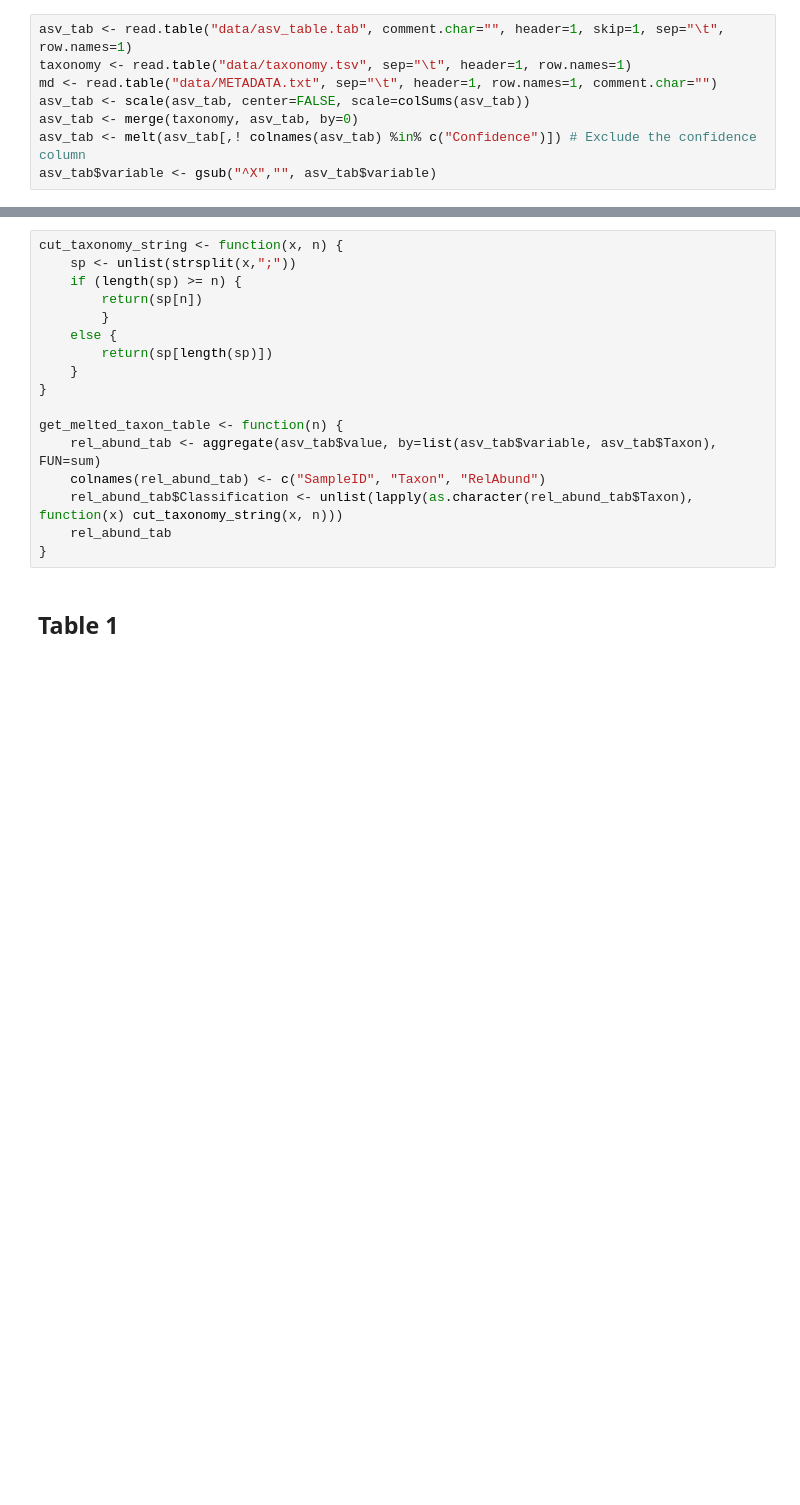
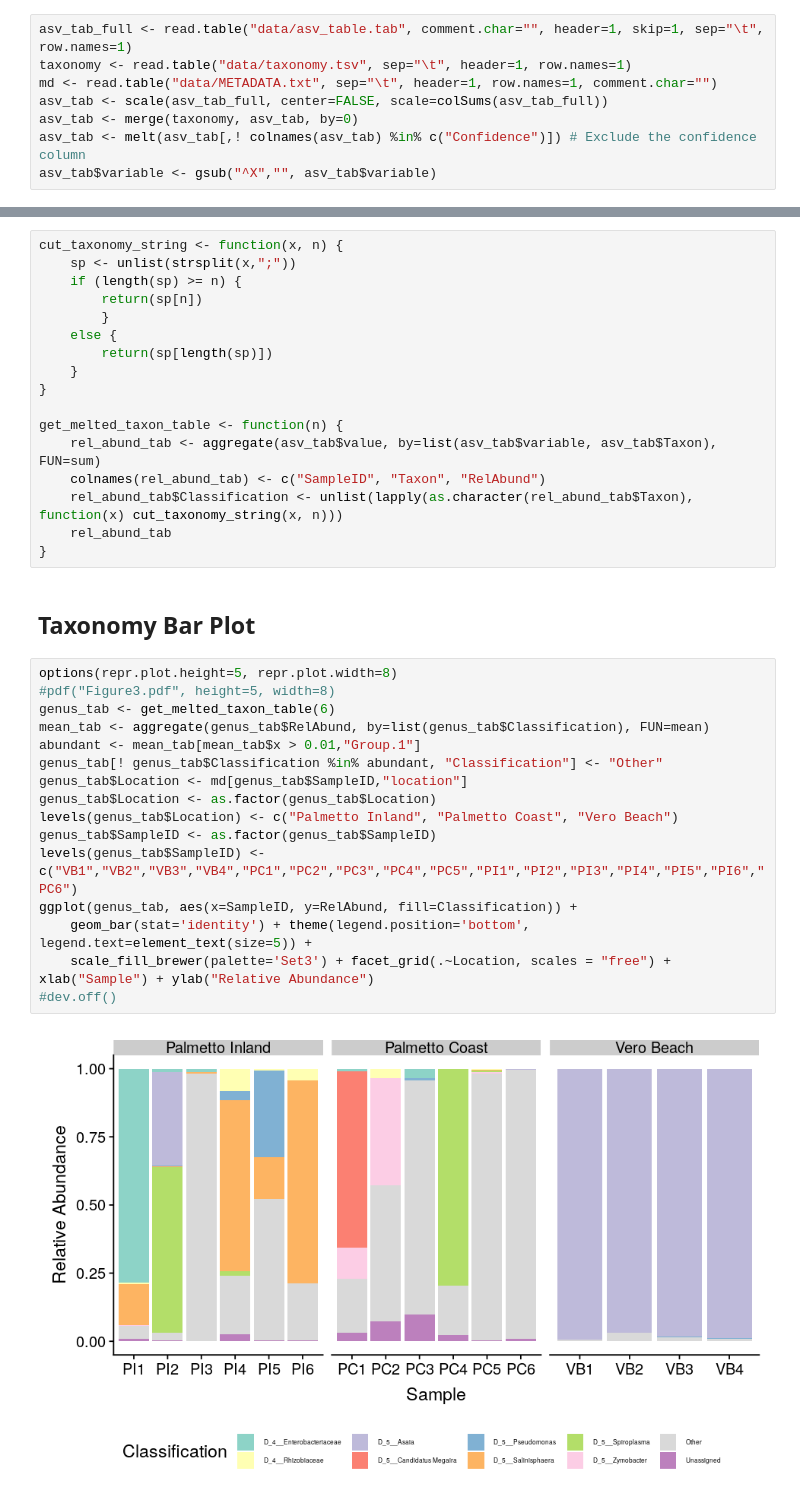
Before and after one commit to diegoibt/PeerJ_Culex_nigripalpus, a Jupyter notebook: TaxonomyPlots.ipynb, the cells around one changed output, grey strips where cells are left out. Drawn from its saved outputs; the diff is of its cells as text; blank space fills up the shorter version.

```diff
--- a/TaxonomyPlots.ipynb
+++ b/TaxonomyPlots.ipynb
@@ -9,10 +9,10 @@ The following object is masked from ‘package:ggplot2’:
 
     ggsave
 # %%
-asv_tab <- read.table("data/asv_table.tab", comment.char="", header=1, skip=1, sep="\t", row.names=1)
+asv_tab_full <- read.table("data/asv_table.tab", comment.char="", header=1, skip=1, sep="\t", row.names=1)
 taxonomy <- read.table("data/taxonomy.tsv", sep="\t", header=1, row.names=1)
 md <- read.table("data/METADATA.txt", sep="\t", header=1, row.names=1, comment.char="")
-asv_tab <- scale(asv_tab, center=FALSE, scale=colSums(asv_tab))
+asv_tab <- scale(asv_tab_full, center=FALSE, scale=colSums(asv_tab_full))
 asv_tab <- merge(taxonomy, asv_tab, by=0)
 asv_tab <- melt(asv_tab[,! colnames(asv_tab) %in% c("Confidence")]) # Exclude the confidence column
 asv_tab$variable <- gsub("^X","", asv_tab$variable)
@@ -35,6 +35,24 @@ get_melted_taxon_table <- function(n) {
     rel_abund_tab$Classification <- unlist(lapply(as.character(rel_abund_tab$Taxon), function(x) cut_taxonomy_string(x, n)))
     rel_abund_tab
 }
-# %% [markdown]
-## Table 1
+# %% [markdown]
+## Taxonomy Bar Plot
+# %%
+options(repr.plot.height=5, repr.plot.width=8)
+#pdf("Figure3.pdf", height=5, width=8)
+genus_tab <- get_melted_taxon_table(6)
+mean_tab <- aggregate(genus_tab$RelAbund, by=list(genus_tab$Classification), FUN=mean)
+abundant <- mean_tab[mean_tab$x > 0.01,"Group.1"]
+genus_tab[! genus_tab$Classification %in% abundant, "Classification"] <- "Other"
+genus_tab$Location <- md[genus_tab$SampleID,"location"]
+genus_tab$Location <- as.factor(genus_tab$Location)
+levels(genus_tab$Location) <- c("Palmetto Inland", "Palmetto Coast", "Vero Beach")
+genus_tab$SampleID <- as.factor(genus_tab$SampleID)
+levels(genus_tab$SampleID) <- c("VB1","VB2","VB3","VB4","PC1","PC2","PC3","PC4","PC5","PI1","PI2","PI3","PI4","PI5","PI6","PC6")
+ggplot(genus_tab, aes(x=SampleID, y=RelAbund, fill=Classification)) +
+    geom_bar(stat='identity') + theme(legend.position='bottom', legend.text=element_text(size=5)) +
+    scale_fill_brewer(palette='Set3') + facet_grid(.~Location, scales = "free") + xlab("Sample") + ylab("Relative Abundance")
+#dev.off()
+# %% [output]
+[figure, added]
 # %%
```
Also changed, not shown: parts of 12 cells of this notebook, 7 other files.
